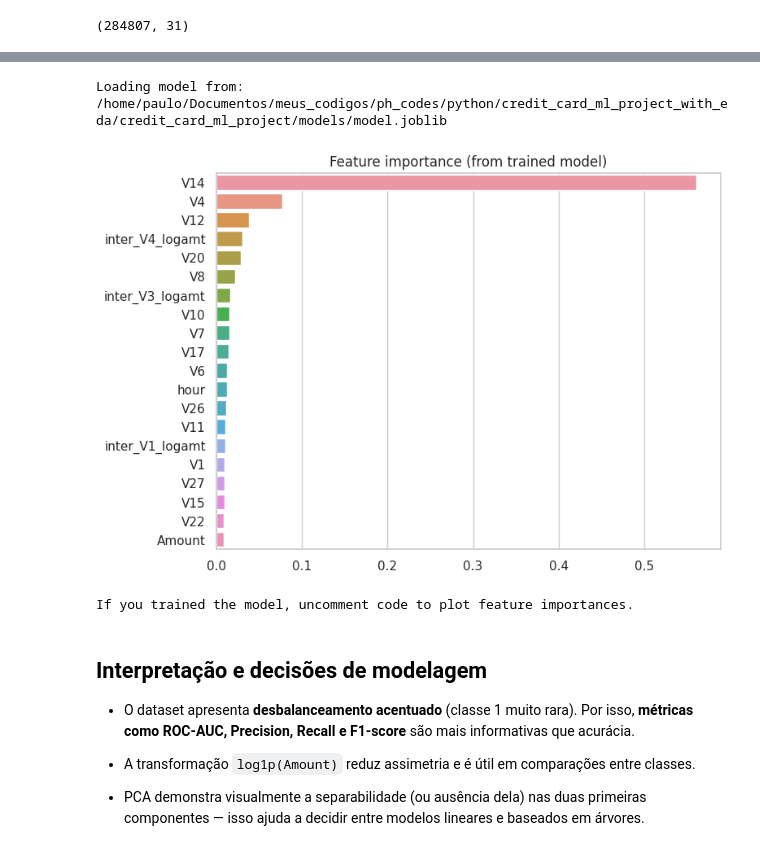
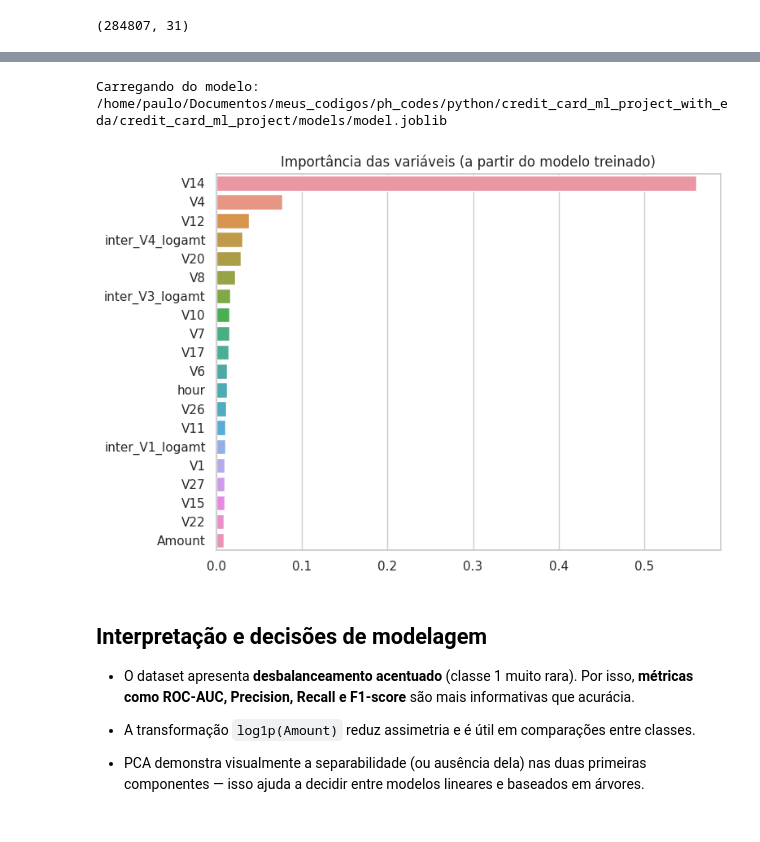
Before and after one commit to paulopimenta6/ph_codes, a Jupyter notebook: python/credit_card_ml_project_with_eda/notebooks/eda_credit_card_fraud.ipynb, the cells around one changed output, grey strips where cells are left out. Drawn from its saved outputs; the diff is of its cells as text; code cells hidden in the pictures.

Commit message:
Uso da lingua portuguesa nas legendas para informação

```diff
--- a/python/credit_card_ml_project_with_eda/notebooks/eda_credit_card_fraud.ipynb
+++ b/python/credit_card_ml_project_with_eda/notebooks/eda_credit_card_fraud.ipynb
@@ -128,24 +128,23 @@ Explained variance ratio (PC1, PC2): [0.12483757 0.08872945]
 # %%
 
 import joblib
 MODEL_PATH = os.path.join("..", "credit_card_ml_project", "models", "model.joblib")
 print("Carregando do modelo:", os.path.abspath(MODEL_PATH))
 art = joblib.load(MODEL_PATH)
 #art = joblib.load('models/model.joblib')
 model = art['model'] if isinstance(art, dict) else art
 if hasattr(model, 'feature_importances_'):
      import numpy as np
      imp = model.feature_importances_
      names = art['features'] if isinstance(art, dict) and 'features' in art else df.columns.drop('Class')
      idx = np.argsort(imp)[-20:][::-1]
      plt.figure(figsize=(8,6))
      sns.barplot(x=imp[idx], y=[names[i] for i in idx])
-     plt.title('Feature importance (from trained model)')
+     plt.title('Importância das variáveis (a partir do modelo treinado)')
      plt.show()
 # %% [output]
-Loading model from: /home/paulo/Documentos/meus_codigos/ph_codes/python/credit_card_ml_project_with_eda/credit_card_ml_project/models/model.joblib
+Carregando do modelo: /home/paulo/Documentos/meus_codigos/ph_codes/python/credit_card_ml_project_with_eda/credit_card_ml_project/models/model.joblib
-[figure, old version]
+[figure, new version]
-If you trained the model, uncomment code to plot feature importances.
 # %% [markdown]
 
 ## Interpretação e decisões de modelagem
```
Also changed, not shown: parts of 4 cells of this notebook.
